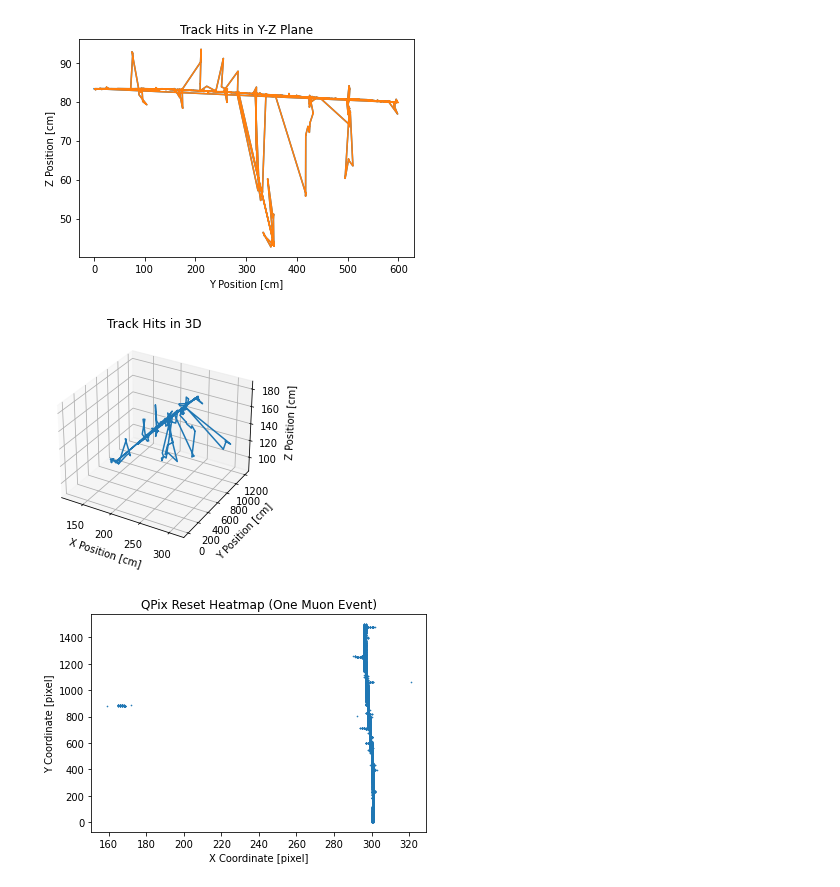
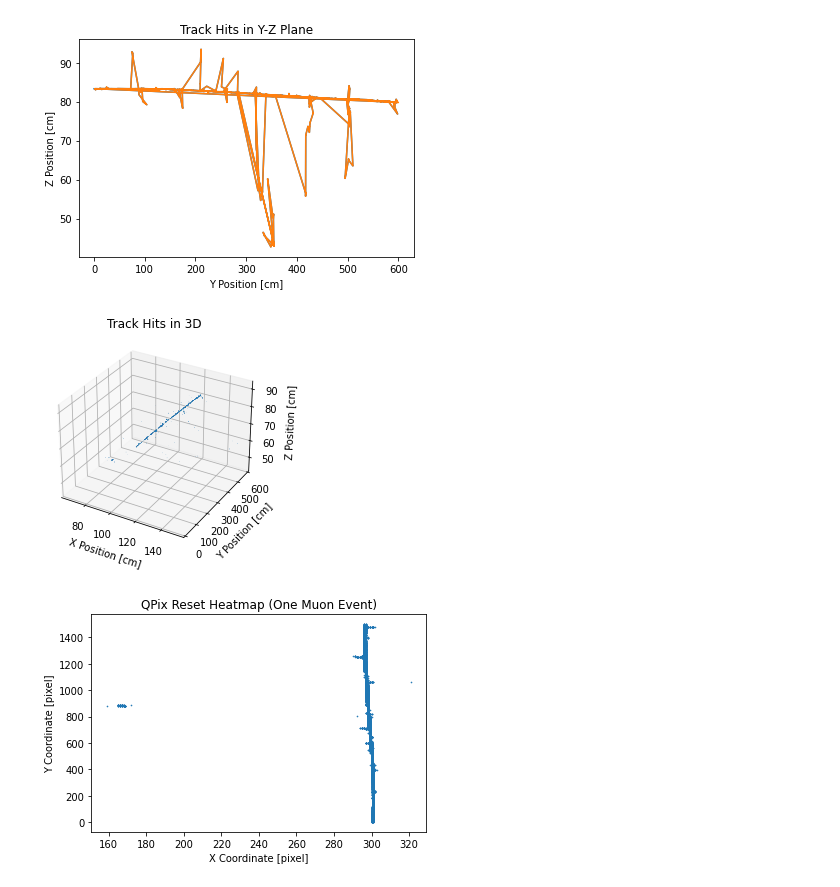
Before and after one commit to Eikenbcr/DUNE, a Jupyter notebook: Warmup/PyMacros/Warmup_Pandas.ipynb, the cells around one changed output. Saved outputs shown, nothing was run; the diff lists cells and outputs as text; code cells hidden in the pictures.

Commit message:
Fixed 3D Figure

```diff
--- a/Warmup/PyMacros/Warmup_Pandas.ipynb
+++ b/Warmup/PyMacros/Warmup_Pandas.ipynb
@@ -69,26 +70,28 @@ plt.ylabel("Z Position [cm]")
 plt.savefig('HitTracks_YZ.png', dpi=1200)
 # %% [output]
 [figure]
-# %%
-fig = plt.figure()
-ax = fig.add_subplot(111, projection='3d')
-
-xi_0 = g4_df[g4_df.event == 0].xi
-xf_0 = g4_df[g4_df.event == 0].xf
-yi_0 = g4_df[g4_df.event == 0].yi
-yf_0 = g4_df[g4_df.event == 0].yf
-zi_0 = g4_df[g4_df.event == 0].zi
-zf_0 = g4_df[g4_df.event == 0].zf
-
-ax.plot(xi_0 + xf_0, yi_0 + yf_0, zi_0 + zf_0)
-
-plt.title("Track Hits in 3D")
-ax.set_xlabel("X Position [cm]")
-ax.set_ylabel("Y Position [cm]")
-ax.set_zlabel("Z Position [cm]")
-plt.savefig('HitTracks_3D.png', dpi=1200)
-# %% [output]
-[figure, removed]
+# %%
+def draw_3d_lines(xi, yi, zi, xf, yf, zf):
+    fig = plt.figure()
+    ax = fig.add_subplot(111, projection='3d')
+
+    for i in range(len(xi)):
+        line = art3d.Line3D([xi[i], xf[i]], [yi[i], yf[i]], [zi[i], zf[i]], ls='-', lw='0.2')
+        ax.add_line(line)
+
+    plt.title("Track Hits in 3D")
+    ax.set_xlabel("X Position [cm]")
+    ax.set_ylabel("Y Position [cm]")
+    ax.set_zlabel("Z Position [cm]")
+    ax.set_xlim3d([np.min(xi), np.max(xf)])
+    ax.set_ylim3d([np.min(yi), np.max(yf)])
+    ax.set_zlim3d([np.min(zi), np.max(zf)])
+    ax.plot
+
+draw_3d_lines(xi_0, yi_0, zi_0, xf_0, yf_0, zf_0)
+plt.savefig('HitTracks_3D.png', dpi=1200)
+# %% [output]
+[figure, added]
 # %%
 fig = plt.figure()
 plt.scatter(resets_df[resets_df.event == 0].pixel_x, resets_df[resets_df.event == 0].pixel_y, 0.4, cmap='coolwarm')
```
Also changed, not shown: parts of 2 cells of this notebook, 1 other file.
